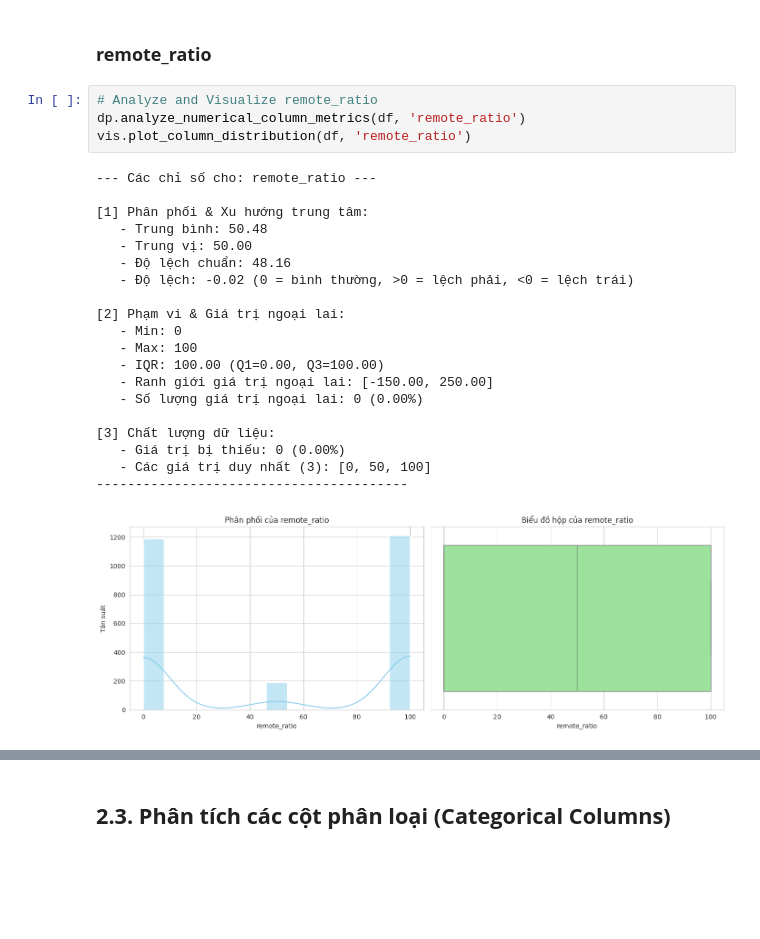
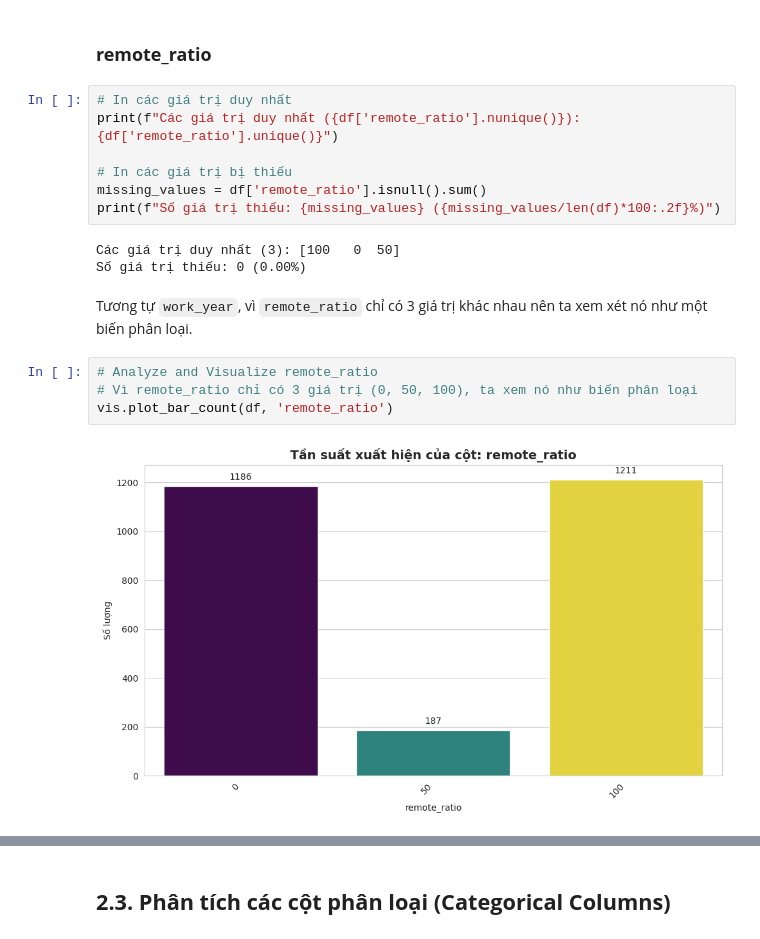
Before and after one commit to Trung0Minh/CSC17104_2025_Final_Project, a Jupyter notebook: DataScienceSalaries2023.ipynb, the cells around one changed output, grey strips where cells are left out. Cells and saved outputs as stored; diff of their text form; blank space fills up the shorter version.

```diff
--- a/DataScienceSalaries2023.ipynb
+++ b/DataScienceSalaries2023.ipynb
@@ -333,29 +347,22 @@ Dữ liệu có **phân bố gần chuẩn với lệch phải nhẹ** (skewness
 * **Dữ liệu đã được làm sạch tốt** thông qua quy đổi USD
 # %% [markdown]
 ### **remote_ratio**
+# %%
+# In các giá trị duy nhất
+print(f"Các giá trị duy nhất ({df['remote_ratio'].nunique()}): {df['remote_ratio'].unique()}")
+
+# In các giá trị bị thiếu
+missing_values = df['remote_ratio'].isnull().sum()
+print(f"Số giá trị thiếu: {missing_values} ({missing_values/len(df)*100:.2f}%)")
+# %% [output]
+Các giá trị duy nhất (3): [100   0  50]
+Số giá trị thiếu: 0 (0.00%)
+# %% [markdown]
+Tương tự `work_year`, vì `remote_ratio` chỉ có 3 giá trị khác nhau nên ta xem xét nó như một biến phân loại.
 # %%
 # Analyze and Visualize remote_ratio
-dp.analyze_numerical_column_metrics(df, 'remote_ratio')
-vis.plot_column_distribution(df, 'remote_ratio')
+# Vì remote_ratio chỉ có 3 giá trị (0, 50, 100), ta xem nó như biến phân loại
+vis.plot_bar_count(df, 'remote_ratio')
 # %% [output]
---- Các chỉ số cho: remote_ratio ---
-
-[1] Phân phối & Xu hướng trung tâm:
-   - Trung bình: 50.48
-   - Trung vị: 50.00
-   - Độ lệch chuẩn: 48.16
-   - Độ lệch: -0.02 (0 = bình thường, >0 = lệch phải, <0 = lệch trái)
-
-[2] Phạm vi & Giá trị ngoại lai:
-   - Min: 0
-   - Max: 100
-   - IQR: 100.00 (Q1=0.00, Q3=100.00)
-   - Ranh giới giá trị ngoại lai: [-150.00, 250.00]
-   - Số lượng giá trị ngoại lai: 0 (0.00%)
-
-[3] Chất lượng dữ liệu:
-   - Giá trị bị thiếu: 0 (0.00%)
-   - Các giá trị duy nhất (3): [0, 50, 100]
-----------------------------------------
-[figure, old version]
+[figure, new version]
 # %% [markdown]
```
Also changed, not shown: parts of 12 cells of this notebook, 2 other files.
